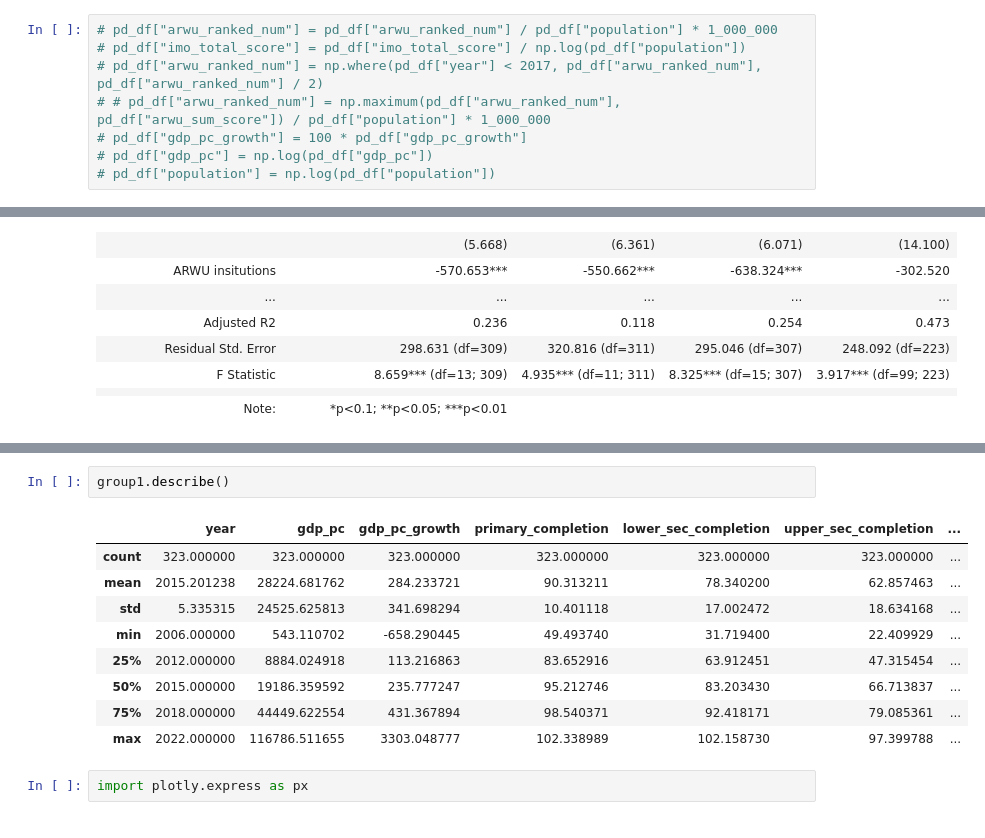
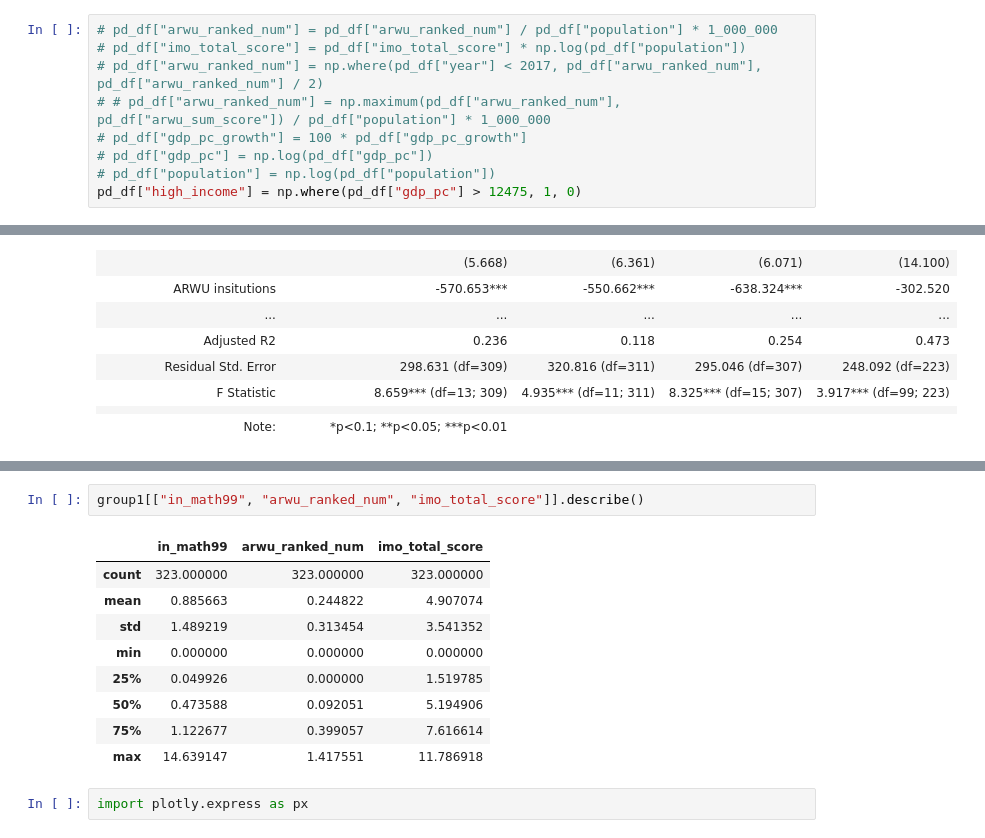
Before and after one commit to jamesxu123/econ442, a Jupyter notebook: charts/regs.ipynb, the cells around one changed output, grey strips where cells are left out. Drawn from its saved outputs; the diff is of its cells as text.

```diff
--- a/charts/regs.ipynb
+++ b/charts/regs.ipynb
@@ -18,9 +18,10 @@ pd_df.head()
 | 4 | AFG | 2007 | 376.318296 | 1180.338266 | 26.941549 | 9.942389 | ... |
 # %%
 # pd_df["arwu_ranked_num"] = pd_df["arwu_ranked_num"] / pd_df["population"] * 1_000_000
-# pd_df["imo_total_score"] = pd_df["imo_total_score"] / np.log(pd_df["population"])
+# pd_df["imo_total_score"] = pd_df["imo_total_score"] * np.log(pd_df["population"])
 # pd_df["arwu_ranked_num"] = np.where(pd_df["year"] < 2017, pd_df["arwu_ranked_num"], pd_df["arwu_ranked_num"] / 2)
 # # pd_df["arwu_ranked_num"] = np.maximum(pd_df["arwu_ranked_num"], pd_df["arwu_sum_score"]) / pd_df["population"] * 1_000_000
 # pd_df["gdp_pc_growth"] = 100 * pd_df["gdp_pc_growth"]
 # pd_df["gdp_pc"] = np.log(pd_df["gdp_pc"])
 # pd_df["population"] = np.log(pd_df["population"])
+pd_df["high_income"] = np.where(pd_df["gdp_pc"] > 12475, 1, 0)
@@ -130,15 +170,15 @@ group2.describe()
 # %%
-group1.describe()
+group1[["in_math99", "arwu_ranked_num", "imo_total_score"]].describe()
 # %% [output]
-|  | year | gdp_pc | gdp_pc_growth | primary_completion | lower_sec_completion | upper_sec_completion | ... |
-| count | 323.000000 | 323.000000 | 323.000000 | 323.000000 | 323.000000 | 323.000000 | ... |
-| mean | 2015.201238 | 28224.681762 | 284.233721 | 90.313211 | 78.340200 | 62.857463 | ... |
-| std | 5.335315 | 24525.625813 | 341.698294 | 10.401118 | 17.002472 | 18.634168 | ... |
-| min | 2006.000000 | 543.110702 | -658.290445 | 49.493740 | 31.719400 | 22.409929 | ... |
-| 25% | 2012.000000 | 8884.024918 | 113.216863 | 83.652916 | 63.912451 | 47.315454 | ... |
-| 50% | 2015.000000 | 19186.359592 | 235.777247 | 95.212746 | 83.203430 | 66.713837 | ... |
-| 75% | 2018.000000 | 44449.622554 | 431.367894 | 98.540371 | 92.418171 | 79.085361 | ... |
-| max | 2022.000000 | 116786.511655 | 3303.048777 | 102.338989 | 102.158730 | 97.399788 | ... |
+|  | in_math99 | arwu_ranked_num | imo_total_score |
+| count | 323.000000 | 323.000000 | 323.000000 |
+| mean | 0.885663 | 0.244822 | 4.907074 |
+| std | 1.489219 | 0.313454 | 3.541352 |
+| min | 0.000000 | 0.000000 | 0.000000 |
+| 25% | 0.049926 | 0.000000 | 1.519785 |
+| 50% | 0.473588 | 0.092051 | 5.194906 |
+| 75% | 1.122677 | 0.399057 | 7.616614 |
+| max | 14.639147 | 1.417551 | 11.786918 |
 # %%
 import plotly.express as px
 # %%
```
Also changed, not shown: parts of 10 cells of this notebook, 5 other files.
